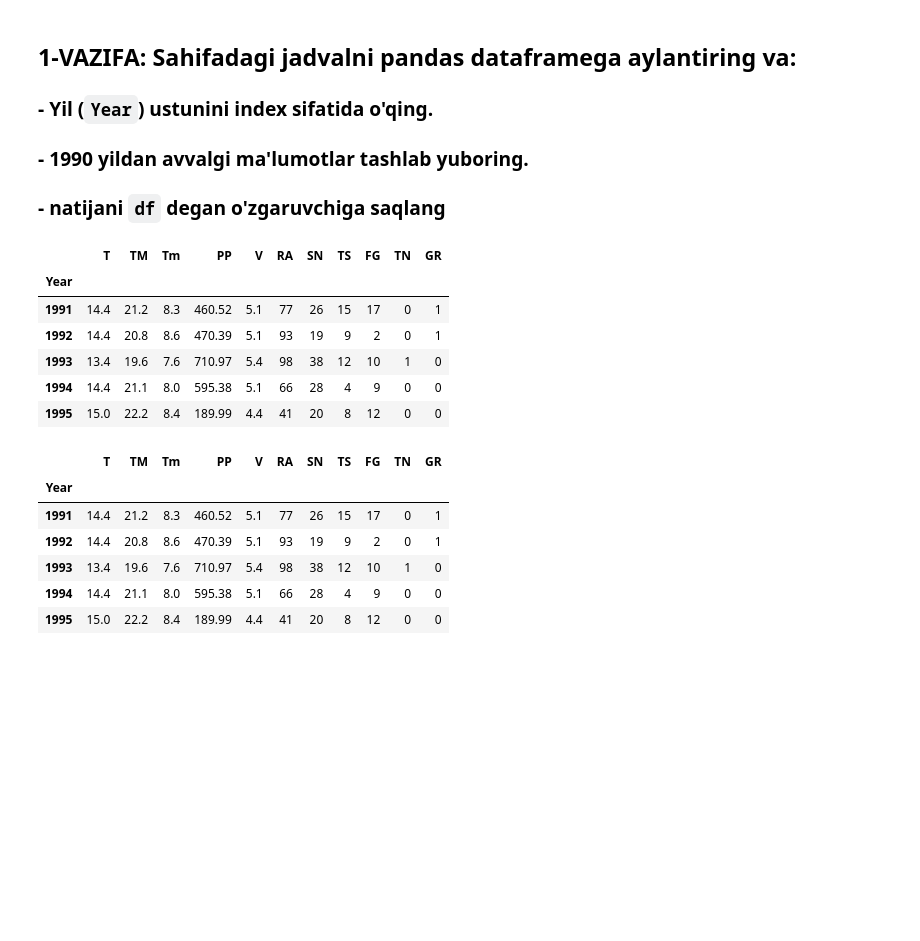
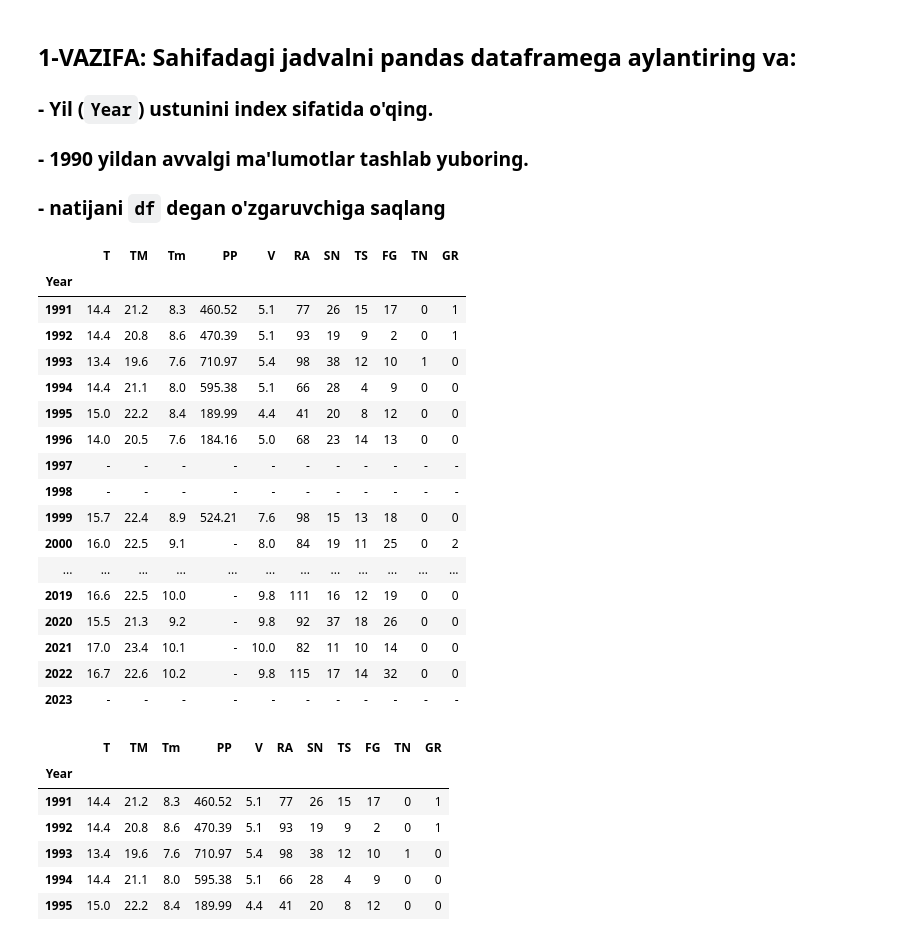
Before and after one commit to Otabek0710/firstownwork, a Jupyter notebook: 04_VISUAL_AMALIYOT_01_matplotlib.ipynb, the cells around one changed output. Saved outputs shown, nothing was run; the diff lists cells and outputs as text; code cells hidden in the pictures; blank space fills up the shorter version.

```diff
--- a/04_VISUAL_AMALIYOT_01_matplotlib.ipynb
+++ b/04_VISUAL_AMALIYOT_01_matplotlib.ipynb
@@ -26,19 +26,28 @@ ssl._create_default_https_context = ssl._create_unverified_context
 ### - natijani `df` degan o'zgaruvchiga saqlang
 # %%
 # JAVOBNI SHUYERGA YOZING
-tables = pd.read_html("https://en.tutiempo.net/climate/ws-384570.html" , index_col=0)
-tables
-# jadvalni ko'rib 3 indexda Uzbekiston borligini bildik
-df = tables[3][tables[3].index>1990]
-df.head()
+table = pd.read_html("https://en.tutiempo.net/climate/ws-384570.html", index_col = 0)
+df = table[3][table[3].index>1990]
+df
 # %% [output]
 |  | T | TM | Tm | PP | V | RA | SN | TS | FG | TN | GR |
 | Year |  |  |  |  |  |  |  |  |  |  |  |
 | 1991 | 14.4 | 21.2 | 8.3 | 460.52 | 5.1 | 77 | 26 | 15 | 17 | 0 | 1 |
 | 1992 | 14.4 | 20.8 | 8.6 | 470.39 | 5.1 | 93 | 19 | 9 | 2 | 0 | 1 |
 | 1993 | 13.4 | 19.6 | 7.6 | 710.97 | 5.4 | 98 | 38 | 12 | 10 | 1 | 0 |
 | 1994 | 14.4 | 21.1 | 8.0 | 595.38 | 5.1 | 66 | 28 | 4 | 9 | 0 | 0 |
 | 1995 | 15.0 | 22.2 | 8.4 | 189.99 | 4.4 | 41 | 20 | 8 | 12 | 0 | 0 |
+| 1996 | 14.0 | 20.5 | 7.6 | 184.16 | 5.0 | 68 | 23 | 14 | 13 | 0 | 0 |
+| 1997 | - | - | - | - | - | - | - | - | - | - | - |
+| 1998 | - | - | - | - | - | - | - | - | - | - | - |
+| 1999 | 15.7 | 22.4 | 8.9 | 524.21 | 7.6 | 98 | 15 | 13 | 18 | 0 | 0 |
+| 2000 | 16.0 | 22.5 | 9.1 | - | 8.0 | 84 | 19 | 11 | 25 | 0 | 2 |
+| ... | ... | ... | ... | ... | ... | ... | ... | ... | ... | ... | ... |
+| 2019 | 16.6 | 22.5 | 10.0 | - | 9.8 | 111 | 16 | 12 | 19 | 0 | 0 |
+| 2020 | 15.5 | 21.3 | 9.2 | - | 9.8 | 92 | 37 | 18 | 26 | 0 | 0 |
+| 2021 | 17.0 | 23.4 | 10.1 | - | 10.0 | 82 | 11 | 10 | 14 | 0 | 0 |
+| 2022 | 16.7 | 22.6 | 10.2 | - | 9.8 | 115 | 17 | 14 | 32 | 0 | 0 |
+| 2023 | - | - | - | - | - | - | - | - | - | - | - |
 # %%
 #@title Kutilgan natija:
 # %% [output]
```
Also changed, not shown: parts of 16 cells of this notebook.
